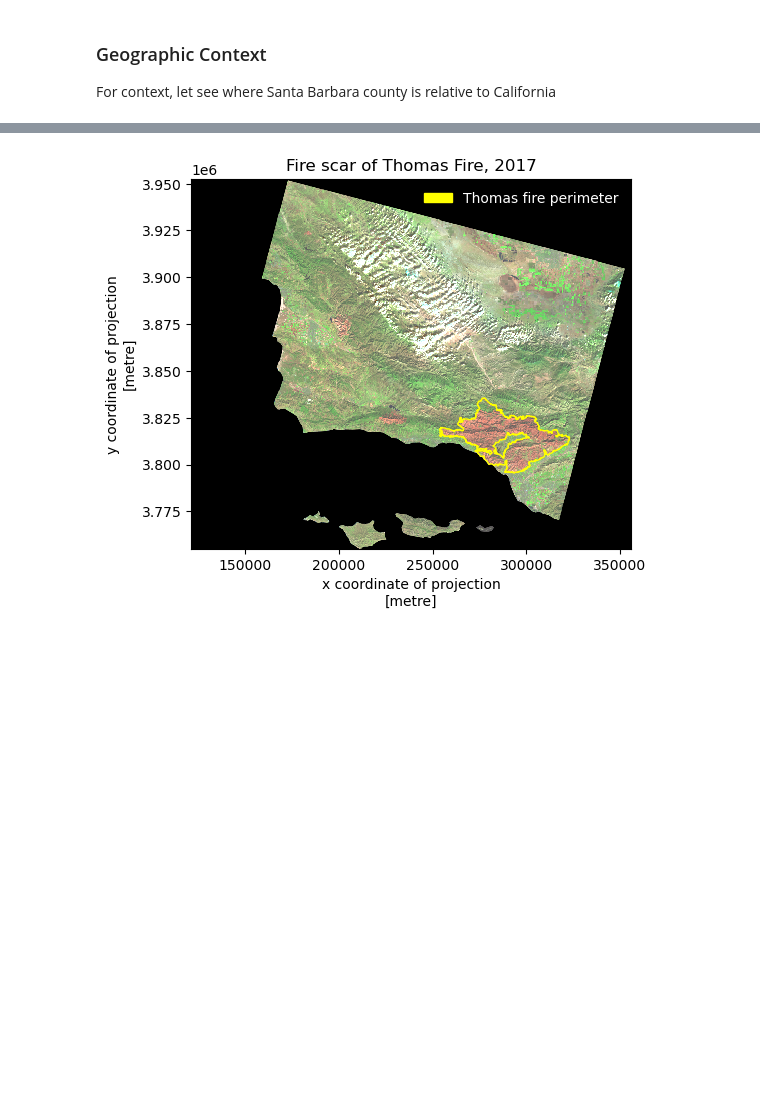
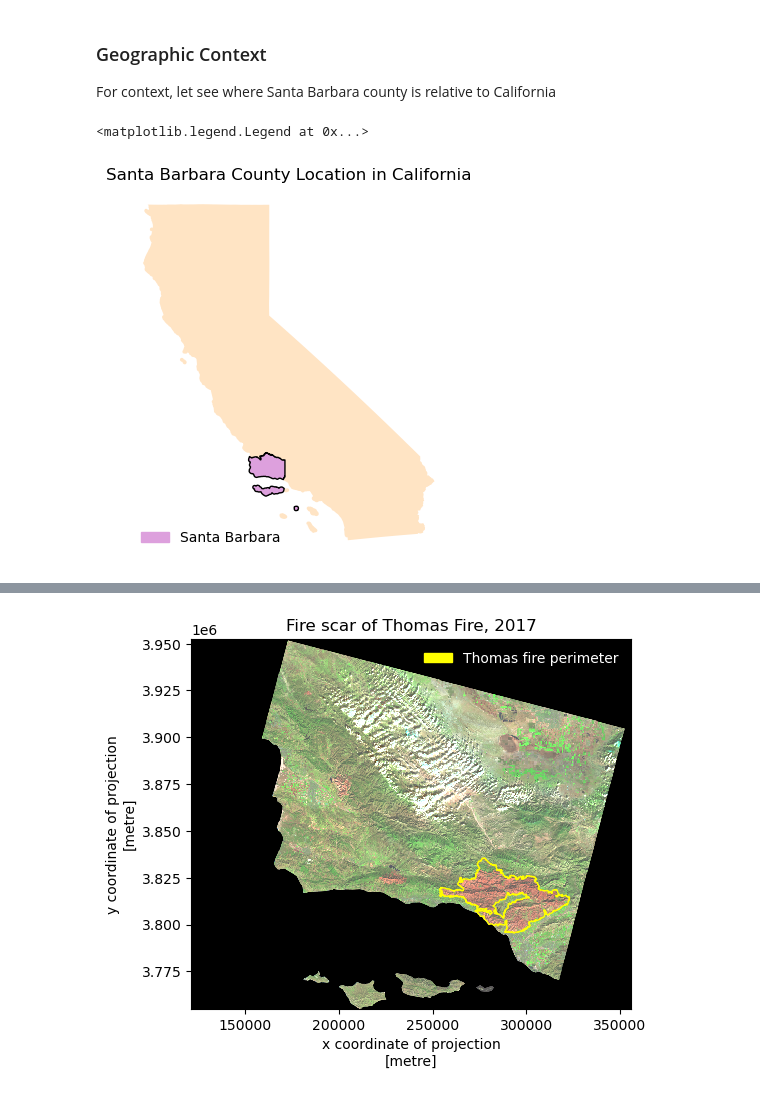
Before and after one commit to hazelvaq/EDS220-Task3-Presentation-Ready, a Jupyter notebook: hwk4-task3.ipynb, the cells around one changed output, grey strips where cells are left out. Drawn from its saved outputs; the diff is of its cells as text; code cells hidden in the pictures; blank space fills up the shorter version.

```diff
--- a/hwk4-task3.ipynb
+++ b/hwk4-task3.ipynb
@@ -362,5 +350,23 @@ For context, let see where Santa Barbara county is relative to California
 # %%
 #--------- Import California boundary -----------------------------------------
 california = gpd.read_file("data/california_boundary/CA_State_TIGER2016.shp")
+cali_counties = gpd.read_file("data/california_counties_boundaries/CA_Counties_TIGER2016.shp")
+
+# -------Filter to Santa Barbara ----------------------------------------------
+santa_barbara = cali_counties[cali_counties.NAME == "Santa Barbara"]
+# ---------Create Map----------------------------------------------------------
+fig, ax = plt.subplots()
+ax.axis('off')
+
+ax.set_title("Santa Barbara County Location in California")
+
+california.plot(ax=ax,color = 'bisque')
+santa_barbara.plot(ax=ax, color = 'plum', edgecolor = "black")
+sb_patch = mpatches.Patch(color = "plum",
+                         label = 'Santa Barbara')
+ax.legend(handles = [sb_patch], frameon = False, loc = "lower left", labelcolor = "black")
+# %% [output]
+<matplotlib.legend.Legend at 0x...>
+[figure, added]
 # %% [markdown]
 ### Map of Fire Scar
```
Also changed, not shown: parts of 5 cells of this notebook, 16 other files.
